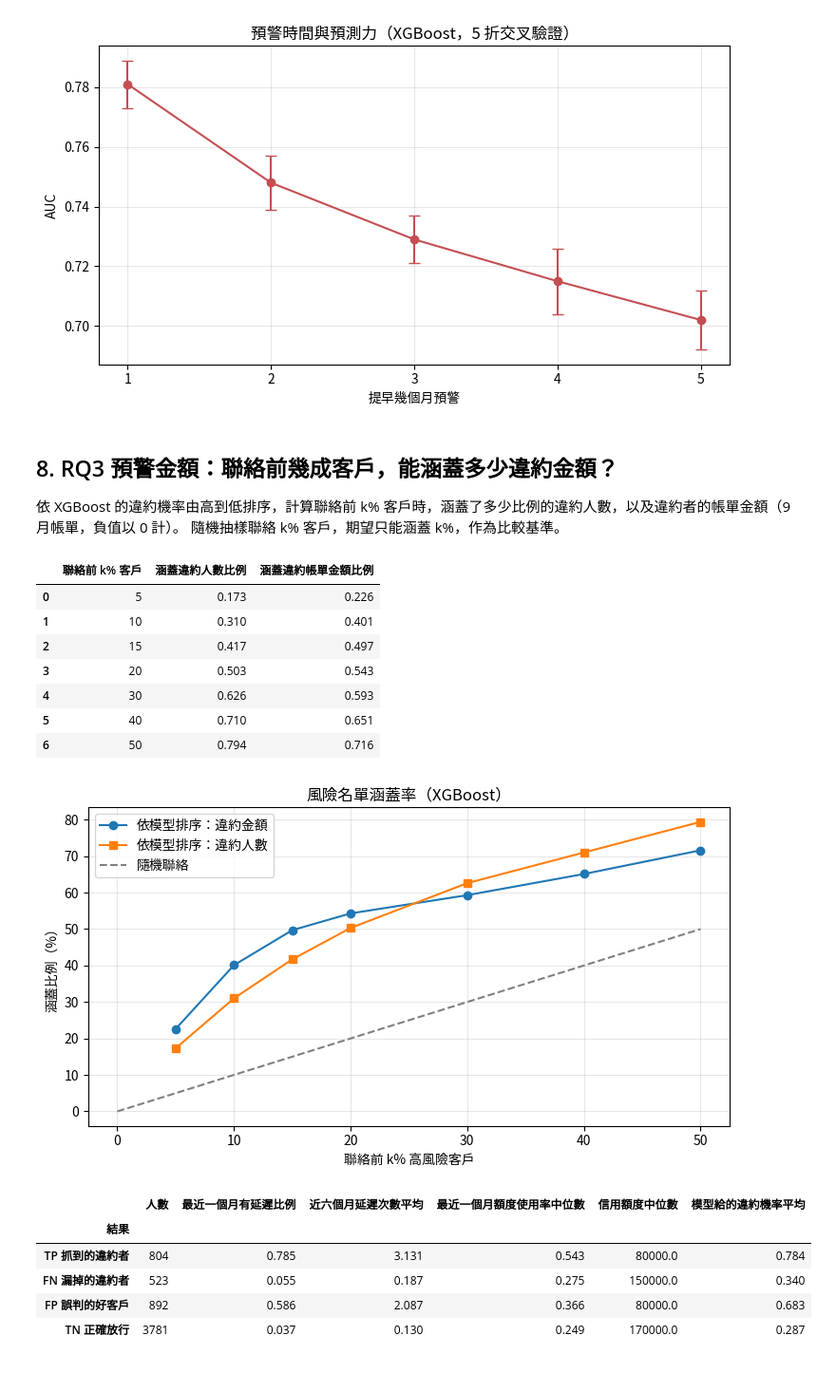
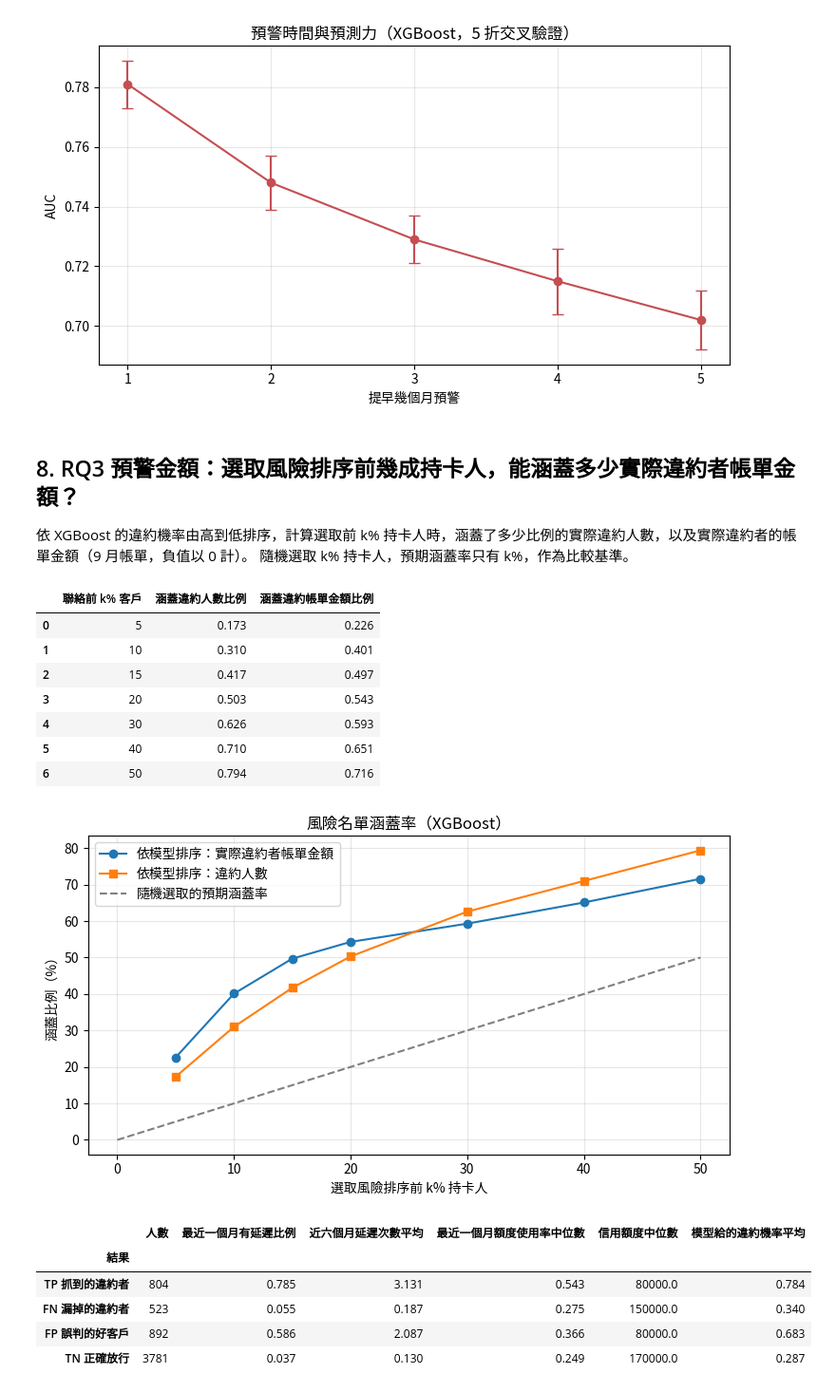
Before and after one commit to B11356025/credit-card-default-warning, a Jupyter notebook: AI期中_信用卡違約預警_可行性測試.ipynb, the cells around one changed output. Shown at 95% size. Saved outputs shown, nothing was run; the diff lists cells and outputs as text; code cells hidden in the pictures.

```diff
--- a/AI期中_信用卡違約預警_可行性測試.ipynb
+++ b/AI期中_信用卡違約預警_可行性測試.ipynb
@@ -507,46 +507,46 @@ plt.show()
 | 4 | 5 | 4 月 ~ 5 月 | 0.699 | 0.702 | 0.010 |
 [figure]
 # %% [markdown]
-## 8. RQ3 預警金額：聯絡前幾成客戶，能涵蓋多少違約金額？
+## 8. RQ3 預警金額：選取風險排序前幾成持卡人，能涵蓋多少實際違約者帳單金額？
 
-依 XGBoost 的違約機率由高到低排序，計算聯絡前 k% 客戶時，涵蓋了多少比例的違約人數，以及違約者的帳單金額（9 月帳單，負值以 0 計）。
-隨機抽樣聯絡 k% 客戶，期望只能涵蓋 k%，作為比較基準。
+依 XGBoost 的違約機率由高到低排序，計算選取前 k% 持卡人時，涵蓋了多少比例的實際違約人數，以及實際違約者的帳單金額（9 月帳單，負值以 0 計）。
+隨機選取 k% 持卡人，預期涵蓋率只有 k%，作為比較基準。
 # %%
 p = probs["XGBoost"]
 order = np.argsort(-p)
 is_bad = y_test.values == 1
 exposure = test["BILL_AMT1"].clip(lower=0).values
 rows = []
 for k in [5, 10, 15, 20, 30, 40, 50]:
     top = order[: int(len(order) * k / 100)]
     rows.append([k, round(is_bad[top].sum() / is_bad.sum(), 3),
                  round(exposure[top][is_bad[top]].sum() / exposure[is_bad].sum(), 3)])
 rq3_money = pd.DataFrame(rows, columns=["聯絡前 k% 客戶", "涵蓋違約人數比例", "涵蓋違約帳單金額比例"])
 rq3_money.to_csv("results/rq3_money_capture.csv", index=False, encoding="utf-8-sig")
 display(rq3_money)
 
 plt.figure(figsize=(7.5, 4.3))
-plt.plot(rq3_money["聯絡前 k% 客戶"], rq3_money["涵蓋違約帳單金額比例"] * 100, marker="o", label="依模型排序：違約金額")
+plt.plot(rq3_money["聯絡前 k% 客戶"], rq3_money["涵蓋違約帳單金額比例"] * 100, marker="o", label="依模型排序：實際違約者帳單金額")
 plt.plot(rq3_money["聯絡前 k% 客戶"], rq3_money["涵蓋違約人數比例"] * 100, marker="s", label="依模型排序：違約人數")
-plt.plot([0, 50], [0, 50], linestyle="--", color="gray", label="隨機聯絡")
+plt.plot([0, 50], [0, 50], linestyle="--", color="gray", label="隨機選取的預期涵蓋率")
 plt.title("風險名單涵蓋率（XGBoost）")
-plt.xlabel("聯絡前 k% 高風險客戶")
+plt.xlabel("選取風險排序前 k% 持卡人")
 plt.ylabel("涵蓋比例（%）")
 plt.legend()
 plt.grid(alpha=0.3)
 plt.tight_layout()
 plt.savefig("figures/rq3_money_capture.png", dpi=200)
 plt.show()
 # %% [output]
 |  | 聯絡前 k% 客戶 | 涵蓋違約人數比例 | 涵蓋違約帳單金額比例 |
 | 0 | 5 | 0.173 | 0.226 |
 | 1 | 10 | 0.310 | 0.401 |
 | 2 | 15 | 0.417 | 0.497 |
 | 3 | 20 | 0.503 | 0.543 |
 | 4 | 30 | 0.626 | 0.593 |
 | 5 | 40 | 0.710 | 0.651 |
 | 6 | 50 | 0.794 | 0.716 |
-[figure, old version]
+[figure, new version]
 # %%
 # 錯誤分析：模型漏掉了哪些違約者？
 p = probs["XGBoost"]
```
Also changed, not shown: parts of 4 cells of this notebook, 4 other files.
